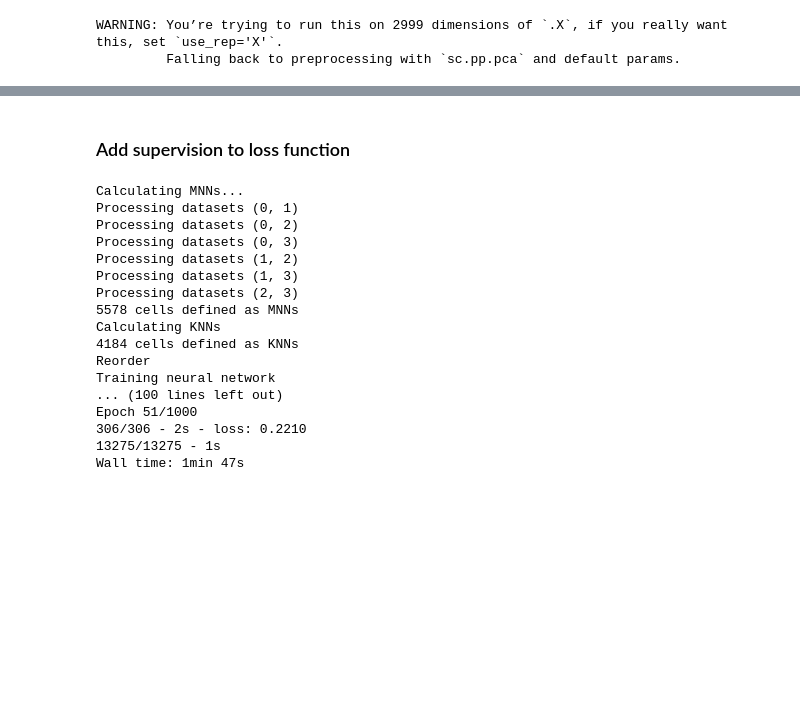
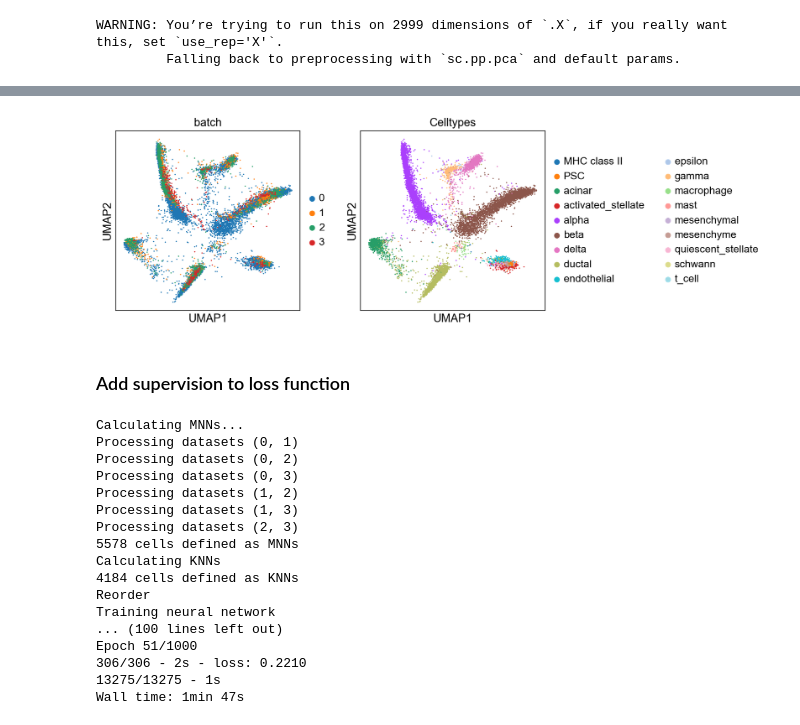
Before and after one commit to lkmklsmn/bbtnn, a Jupyter notebook: examples/pancreas.ipynb, the cells around one changed output, grey strips where cells are left out. Cells and saved outputs as stored; diff of their text form; code cells hidden in the pictures; blank space fills up the shorter version.

```diff
--- a/examples/pancreas.ipynb
+++ b/examples/pancreas.ipynb
@@ -173,4 +47,4 @@ Epoch 45/1000
 # %%
 adata.obsm["X_umap"] = embedding
-sc.pl.umap(adata, color = ["batch", "Celltypes"], legend_loc = "on data")
+sc.pl.umap(adata, color = ["batch", "Celltypes"], save = "_pancreas_tnn.pdf")
 # %% [output]
@@ -178,3 +52,4 @@ NameError: name 'embedding' is not defined
+[figure, added]
 # %% [markdown]
 ### Add supervision to loss function
 # %%
```
Also changed, not shown: parts of 12 cells of this notebook, 3 other files.
